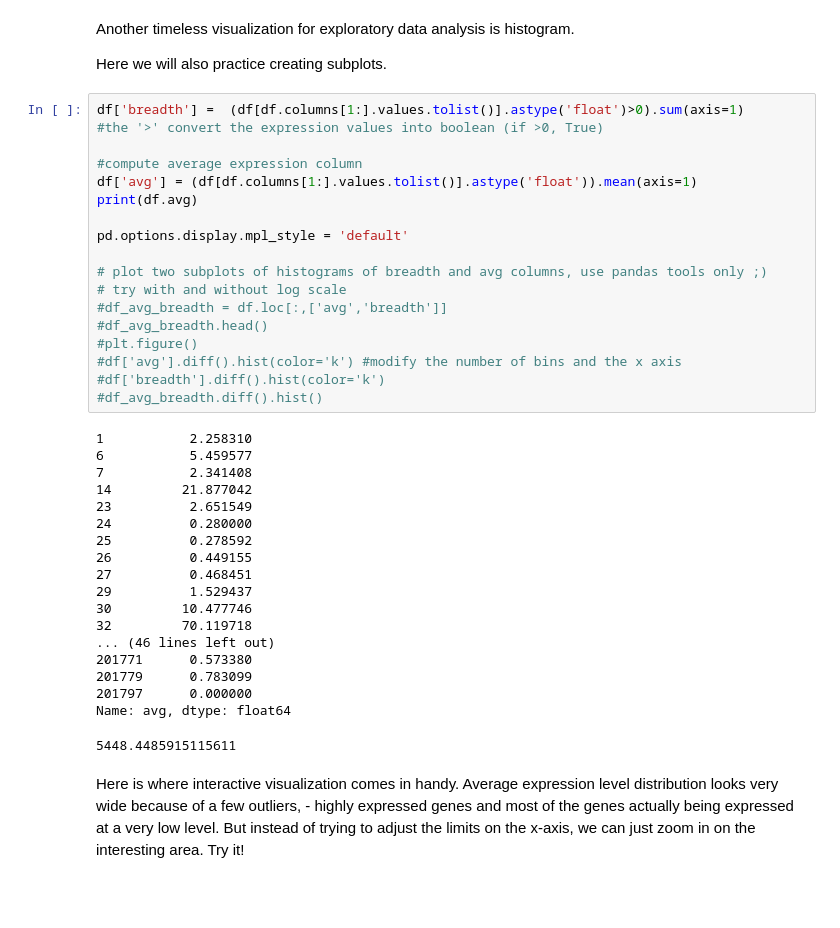
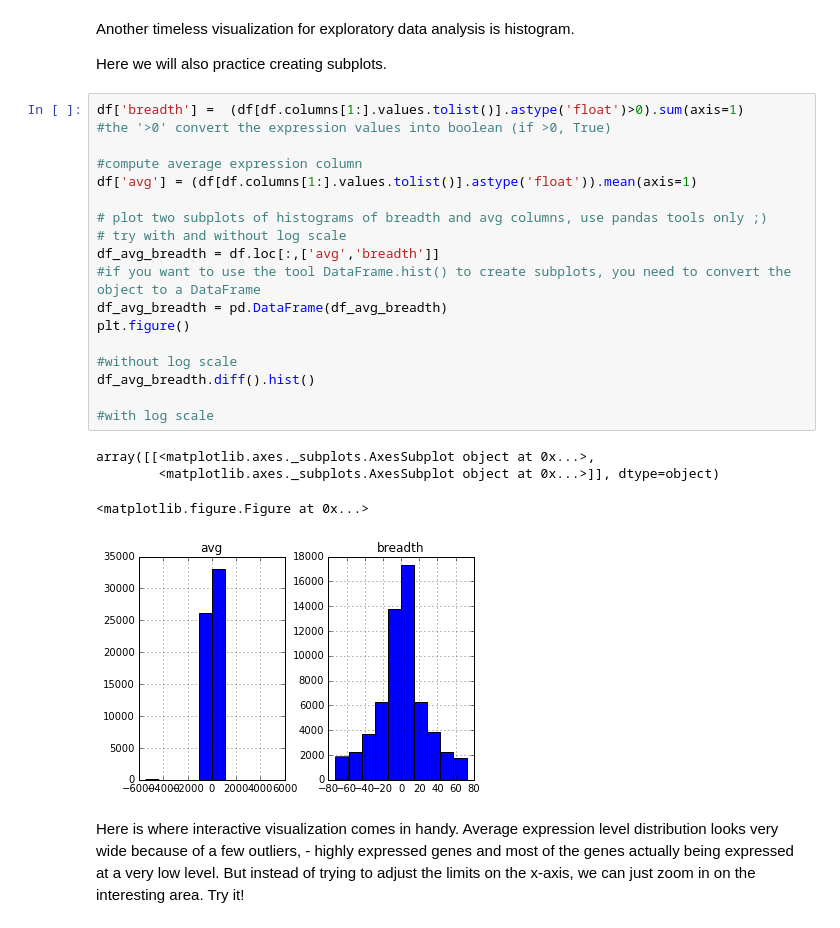
Before and after one commit to Gwennid/data_visualisation, a Jupyter notebook: bio-visualization-lab.ipynb, the cells around one changed output. Drawn from its saved outputs; the diff is of its cells as text; blank space fills up the shorter version.

Commit message:
Fixed tast 2 (histograms + subplots) ; needed to convert to a DataFrame

```diff
--- a/bio-visualization-lab.ipynb
+++ b/bio-visualization-lab.ipynb
@@ -110,41 +110,27 @@ Another timeless visualization for exploratory data analysis is histogram.
 Here we will also practice creating subplots.
 # %%
 df['breadth'] =  (df[df.columns[1:].values.tolist()].astype('float')>0).sum(axis=1)
-#the '>' convert the expression values into boolean (if >0, True)
+#the '>0' convert the expression values into boolean (if >0, True)
 
 #compute average expression column
 df['avg'] = (df[df.columns[1:].values.tolist()].astype('float')).mean(axis=1)
-print(df.avg)
-
-pd.options.display.mpl_style = 'default'
 
 # plot two subplots of histograms of breadth and avg columns, use pandas tools only ;)
 # try with and without log scale
-#df_avg_breadth = df.loc[:,['avg','breadth']]
-#df_avg_breadth.head()
-#plt.figure()
-#df['avg'].diff().hist(color='k') #modify the number of bins and the x axis
-#df['breadth'].diff().hist(color='k')
-#df_avg_breadth.diff().hist()
+df_avg_breadth = df.loc[:,['avg','breadth']]
+#if you want to use the tool DataFrame.hist() to create subplots, you need to convert the object to a DataFrame
+df_avg_breadth = pd.DataFrame(df_avg_breadth)
+plt.figure()
+
+#without log scale
+df_avg_breadth.diff().hist()
+
+#with log scale
 # %% [output]
-1           2.258310
-6           5.459577
-7           2.341408
-14         21.877042
-23          2.651549
-24          0.280000
-25          0.278592
-26          0.449155
-27          0.468451
-29          1.529437
-30         10.477746
-32         70.119718
-... (46 lines left out)
-201771      0.573380
-201779      0.783099
-201797      0.000000
-Name: avg, dtype: float64
+array([[<matplotlib.axes._subplots.AxesSubplot object at 0x...>,
+        <matplotlib.axes._subplots.AxesSubplot object at 0x...>]], dtype=object)
-5448.4485915115611
+<matplotlib.figure.Figure at 0x...>
+[figure, added]
 # %% [markdown]
 Here is where interactive visualization comes in handy. Average expression level distribution looks very wide because of a few outliers, - highly expressed genes and most of the genes actually being expressed at a very low level. But instead of trying to adjust the limits on the x-axis, we can just zoom in on the interesting area. Try it!
 # %% [markdown]
```
